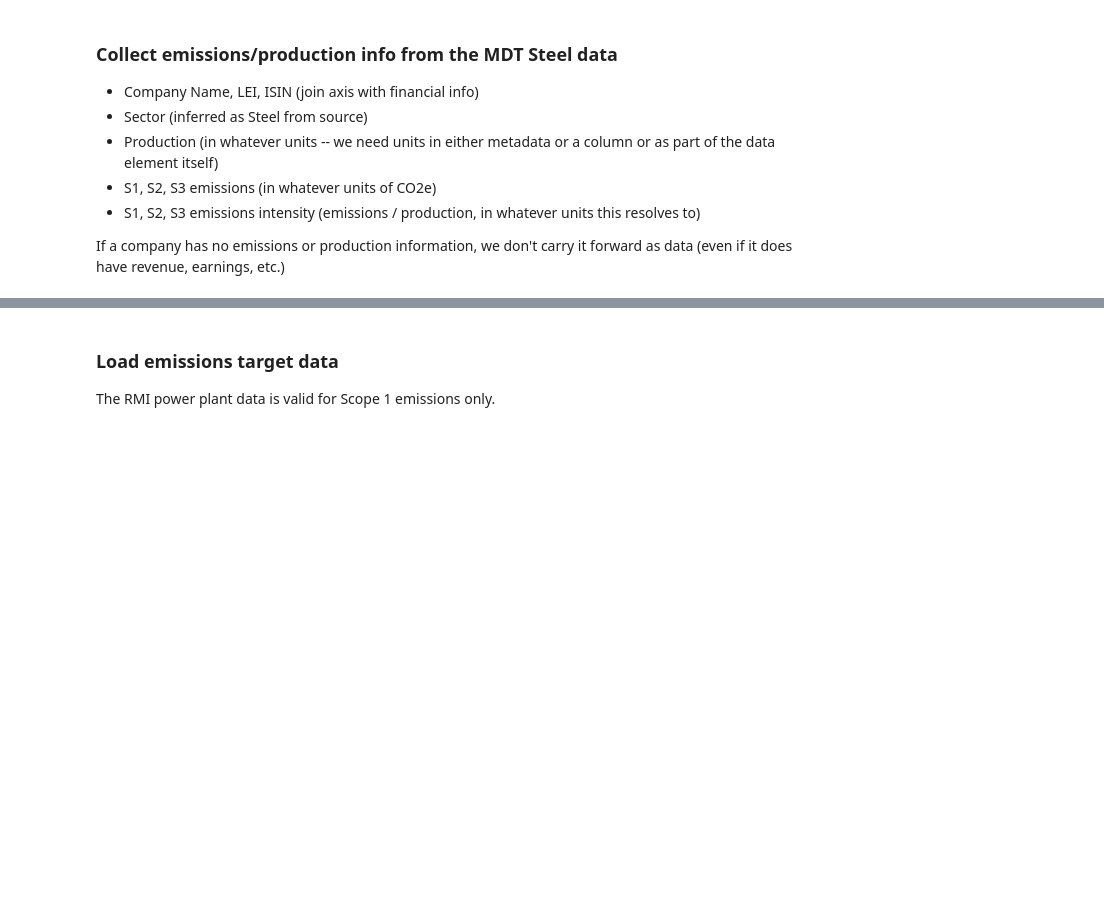
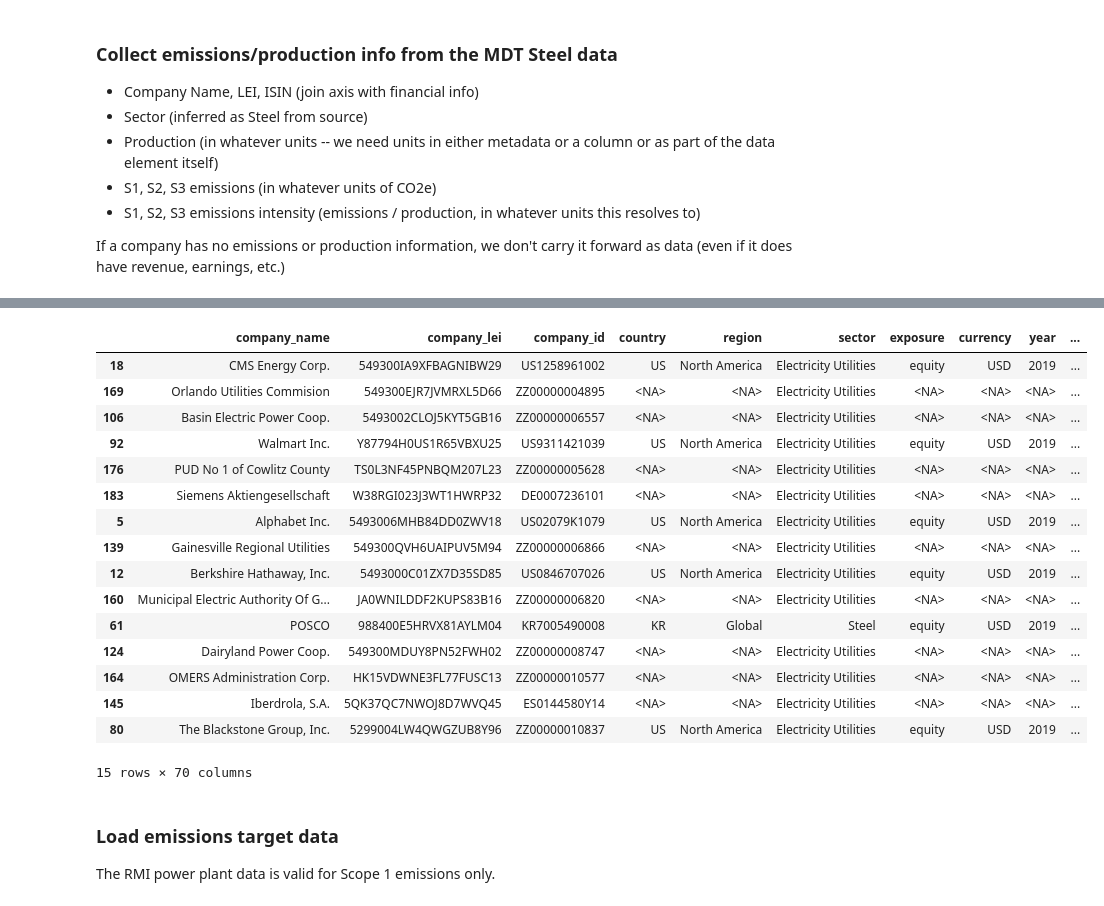
Before and after one commit to os-climate/itr-data-pipeline, a Jupyter notebook: notebooks/ITR-data-production.ipynb, the cells around one changed output, grey strips where cells are left out. Drawn from its saved outputs; the diff is of its cells as text; code cells hidden in the pictures; blank space fills up the shorter version.

```diff
--- a/notebooks/ITR-data-production.ipynb
+++ b/notebooks/ITR-data-production.ipynb
@@ -538,0 +549,4 @@ display(template_rmi_df)
+# %%
+rmi_emissions_df = pd.read_sql(
+    emissions_sql, engine, index_col=["year", "company_name", "company_lei", "company_id", "sector"]
+).astype("float64").reset_index("year")
@@ -609,19 +700,34 @@ template_df.columns
 # %%
 cols = cols[:3] + cols[4:6] + [cols[3]] + cols[6:]
 template_df = template_df[cols]
 for col in cols:
     if col.startswith("2021_"):
         col_index = template_df.columns.get_loc(col)
         for year in [2022]:
             newcol = col.replace("2021", str(year))
-            template_df.insert(col_index + 1, newcol, np.nan)
-            if "_ghg_" in newcol:
-                template_df.loc[:, newcol] = template_df["emissions_metric"].map(lambda x: Q_(np.nan, x))
-            else:
-                template_df.loc[:, newcol] = template_df["production_metric"].map(lambda x: Q_(np.nan, x))
-display(template_df.sample(15))
+            newvals = template_df["emissions_metric" if "_ghg_" in newcol else "production_metric"].map(lambda x: Q_(np.nan, x))
+            template_df.insert(col_index + 1, newcol, newvals)
+display(template_df.sample(15, random_state=0))
 pd.reset_option("display.max_rows")
 pd.reset_option("display.max_columns")
+# %% [output]
+|  | company_name | company_lei | company_id | country | region | sector | exposure | currency | year | ... |
+| 18 | CMS Energy Corp. | 549300IA9XFBAGNIBW29 | US1258961002 | US | North America | Electricity Utilities | equity | USD | 2019 | ... |
+| 169 | Orlando Utilities Commision | 549300EJR7JVMRXL5D66 | ZZ00000004895 | <NA> | <NA> | Electricity Utilities | <NA> | <NA> | <NA> | ... |
+| 106 | Basin Electric Power Coop. | 5493002CLOJ5KYT5GB16 | ZZ00000006557 | <NA> | <NA> | Electricity Utilities | <NA> | <NA> | <NA> | ... |
+| 92 | Walmart Inc. | Y87794H0US1R65VBXU25 | US9311421039 | US | North America | Electricity Utilities | equity | USD | 2019 | ... |
+| 176 | PUD No 1 of Cowlitz County | TS0L3NF45PNBQM207L23 | ZZ00000005628 | <NA> | <NA> | Electricity Utilities | <NA> | <NA> | <NA> | ... |
+| 183 | Siemens Aktiengesellschaft | W38RGI023J3WT1HWRP32 | DE0007236101 | <NA> | <NA> | Electricity Utilities | <NA> | <NA> | <NA> | ... |
+| 5 | Alphabet Inc. | 5493006MHB84DD0ZWV18 | US02079K1079 | US | North America | Electricity Utilities | equity | USD | 2019 | ... |
+| 139 | Gainesville Regional Utilities | 549300QVH6UAIPUV5M94 | ZZ00000006866 | <NA> | <NA> | Electricity Utilities | <NA> | <NA> | <NA> | ... |
+| 12 | Berkshire Hathaway, Inc. | 5493000C01ZX7D35SD85 | US0846707026 | US | North America | Electricity Utilities | equity | USD | 2019 | ... |
+| 160 | Municipal Electric Authority Of G... | JA0WNILDDF2KUPS83B16 | ZZ00000006820 | <NA> | <NA> | Electricity Utilities | <NA> | <NA> | <NA> | ... |
+| 61 | POSCO | 988400E5HRVX81AYLM04 | KR7005490008 | KR | Global | Steel | equity | USD | 2019 | ... |
+| 124 | Dairyland Power Coop. | 549300MDUY8PN52FWH02 | ZZ00000008747 | <NA> | <NA> | Electricity Utilities | <NA> | <NA> | <NA> | ... |
+| 164 | OMERS Administration Corp. | HK15VDWNE3FL77FUSC13 | ZZ00000010577 | <NA> | <NA> | Electricity Utilities | <NA> | <NA> | <NA> | ... |
+| 145 | Iberdrola, S.A. | 5QK37QC7NWOJ8D7WVQ45 | ES0144580Y14 | <NA> | <NA> | Electricity Utilities | <NA> | <NA> | <NA> | ... |
+| 80 | The Blackstone Group, Inc. | 5299004LW4QWGZUB8Y96 | ZZ00000010837 | US | North America | Electricity Utilities | equity | USD | 2019 | ... |
+15 rows × 70 columns
 # %%
 with pd.ExcelWriter("../data/processed/template-20220415-output.xlsx", datetime_format="YYYY") as writer:
     template_df.to_excel(writer, sheet_name="ITR input data", index=False)
```
Also changed, not shown: parts of 59 cells of this notebook, 4 other files.
